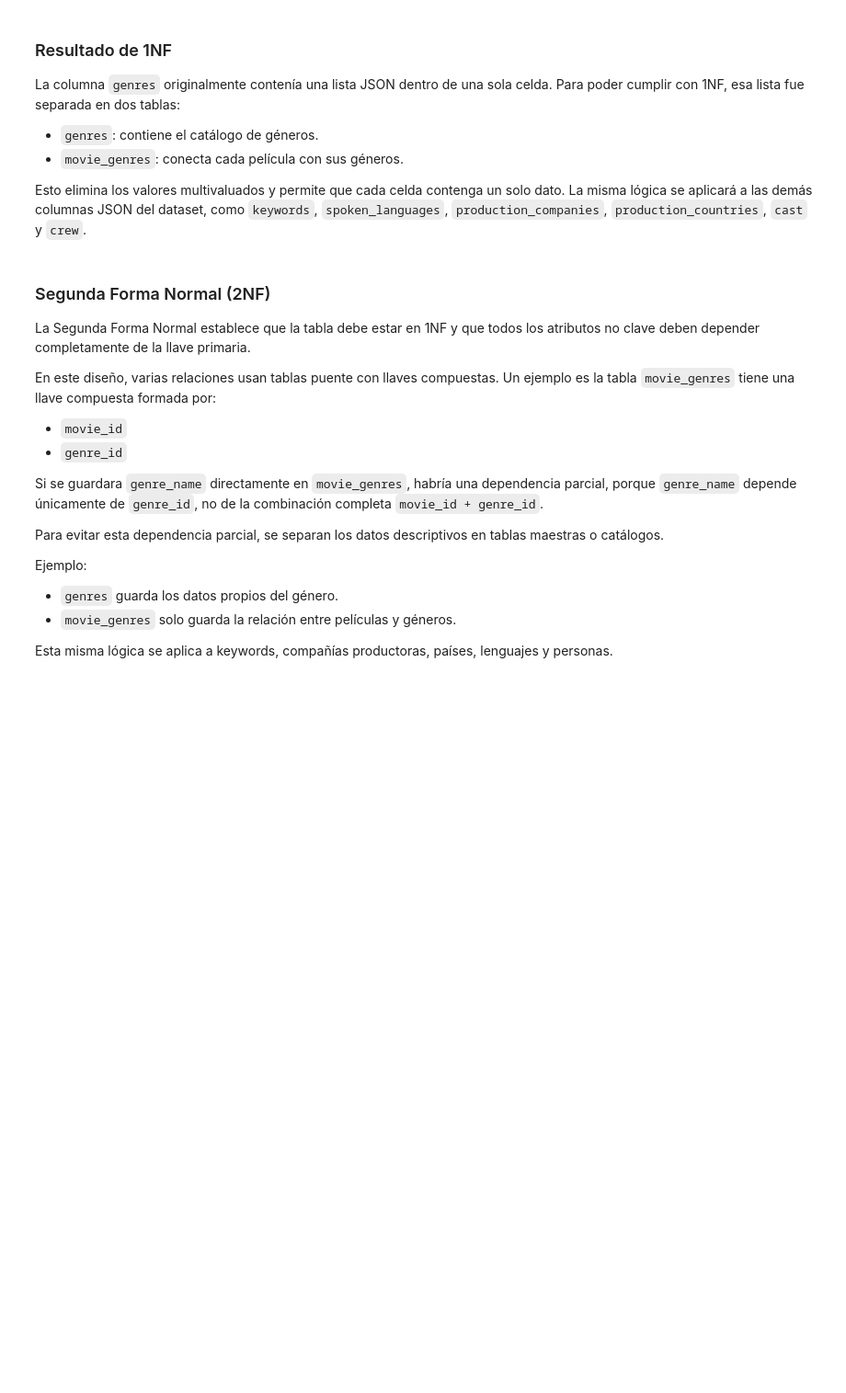
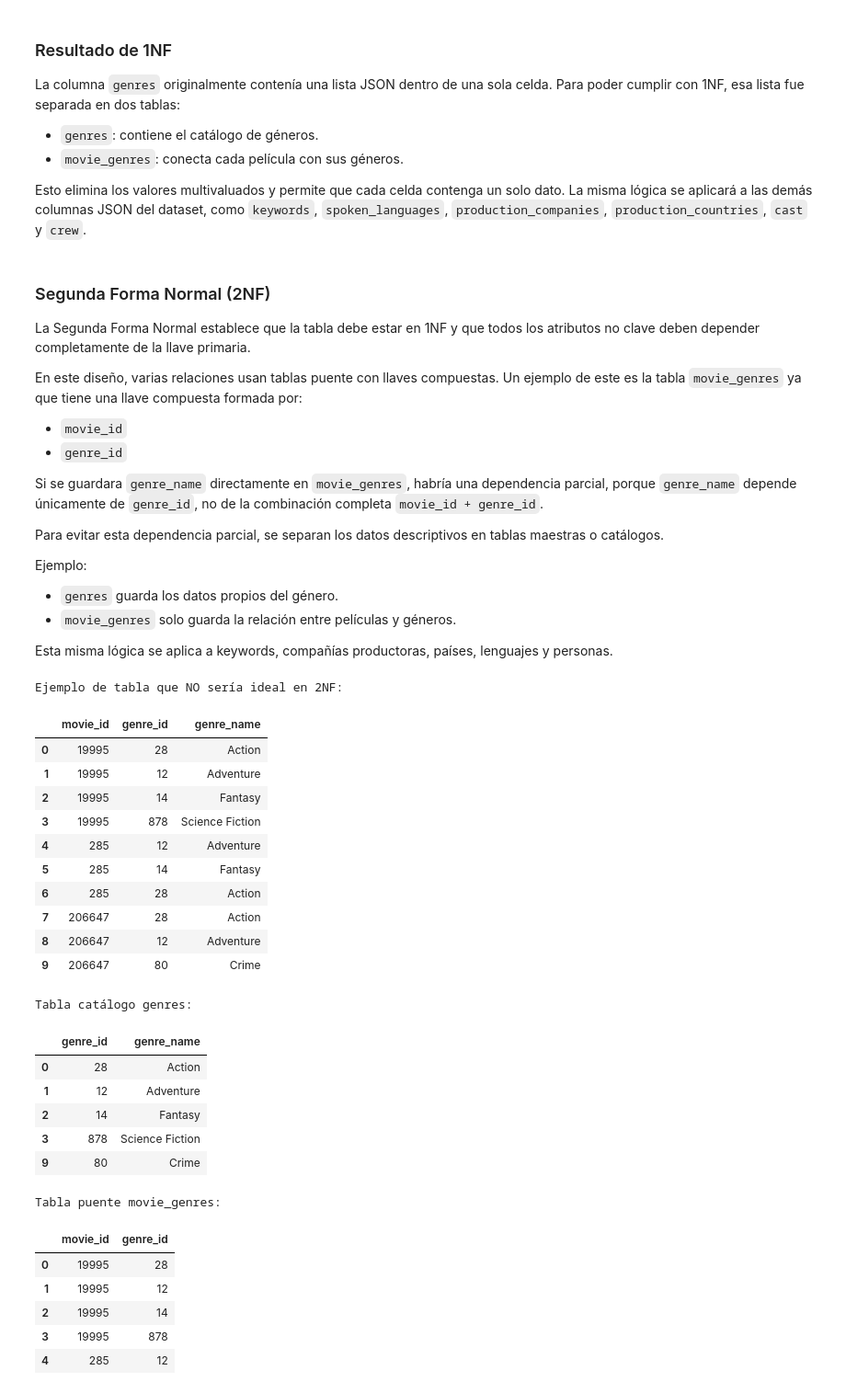
Before and after one commit to Morales222/Asignacion-3-Base-de-Datos, a Jupyter notebook: notebook-asignacion-3.ipynb, the cells around one changed output. Shown at 92% size. Cells and saved outputs as stored; diff of their text form; code cells hidden in the pictures; blank space fills up the shorter version.

```diff
--- a/notebook-asignacion-3.ipynb
+++ b/notebook-asignacion-3.ipynb
@@ -206,7 +271,7 @@ Esto elimina los valores multivaluados y permite que cada celda contenga un solo
 
 La Segunda Forma Normal establece que la tabla debe estar en 1NF y que todos los atributos no clave deben depender completamente de la llave primaria.
 
-En este diseño, varias relaciones usan tablas puente con llaves compuestas. Un ejemplo es la tabla `movie_genres` tiene una llave compuesta formada por:
+En este diseño, varias relaciones usan tablas puente con llaves compuestas. Un ejemplo de este es la tabla `movie_genres` ya que tiene una llave compuesta formada por:
 
 - `movie_id`
 - `genre_id`
@@ -221,3 +286,44 @@ Ejemplo:
 - `movie_genres` solo guarda la relación entre películas y géneros.
 
 Esta misma lógica se aplica a keywords, compañías productoras, países, lenguajes y personas.
+# %%
+# Ejemplo de problema que 2NF evita:
+# En esta tabla mezcla la relación movie_id + genre_id con el dato descriptivo genre_name.
+
+movie_genres_incorrecta = movie_genres.merge(genres, on="genre_id", how="left")
+
+print("Ejemplo de tabla que NO sería ideal en 2NF:")
+display(movie_genres_incorrecta.head(10))
+
+print("Tabla catálogo genres:")
+display(genres.head())
+
+print("Tabla puente movie_genres:")
+display(movie_genres.head())
+# %% [output]
+Ejemplo de tabla que NO sería ideal en 2NF:
+|  | movie_id | genre_id | genre_name |
+| 0 | 19995 | 28 | Action |
+| 1 | 19995 | 12 | Adventure |
+| 2 | 19995 | 14 | Fantasy |
+| 3 | 19995 | 878 | Science Fiction |
+| 4 | 285 | 12 | Adventure |
+| 5 | 285 | 14 | Fantasy |
+| 6 | 285 | 28 | Action |
+| 7 | 206647 | 28 | Action |
+| 8 | 206647 | 12 | Adventure |
+| 9 | 206647 | 80 | Crime |
+Tabla catálogo genres:
+|  | genre_id | genre_name |
+| 0 | 28 | Action |
+| 1 | 12 | Adventure |
+| 2 | 14 | Fantasy |
+| 3 | 878 | Science Fiction |
+| 9 | 80 | Crime |
+Tabla puente movie_genres:
+|  | movie_id | genre_id |
+| 0 | 19995 | 28 |
+| 1 | 19995 | 12 |
+| 2 | 19995 | 14 |
+| 3 | 19995 | 878 |
+| 4 | 285 | 12 |
```
Also changed, not shown: parts of 7 cells of this notebook.
